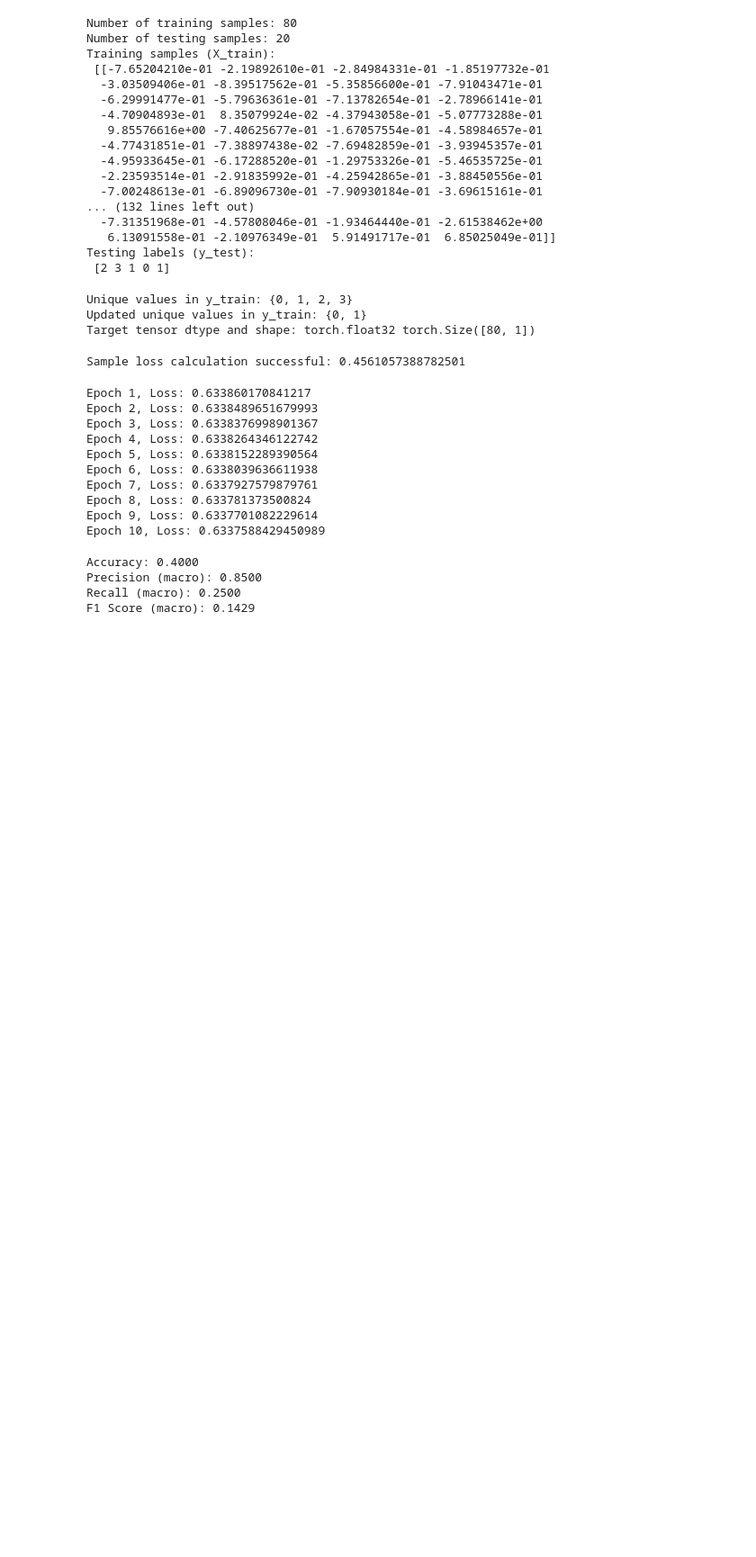
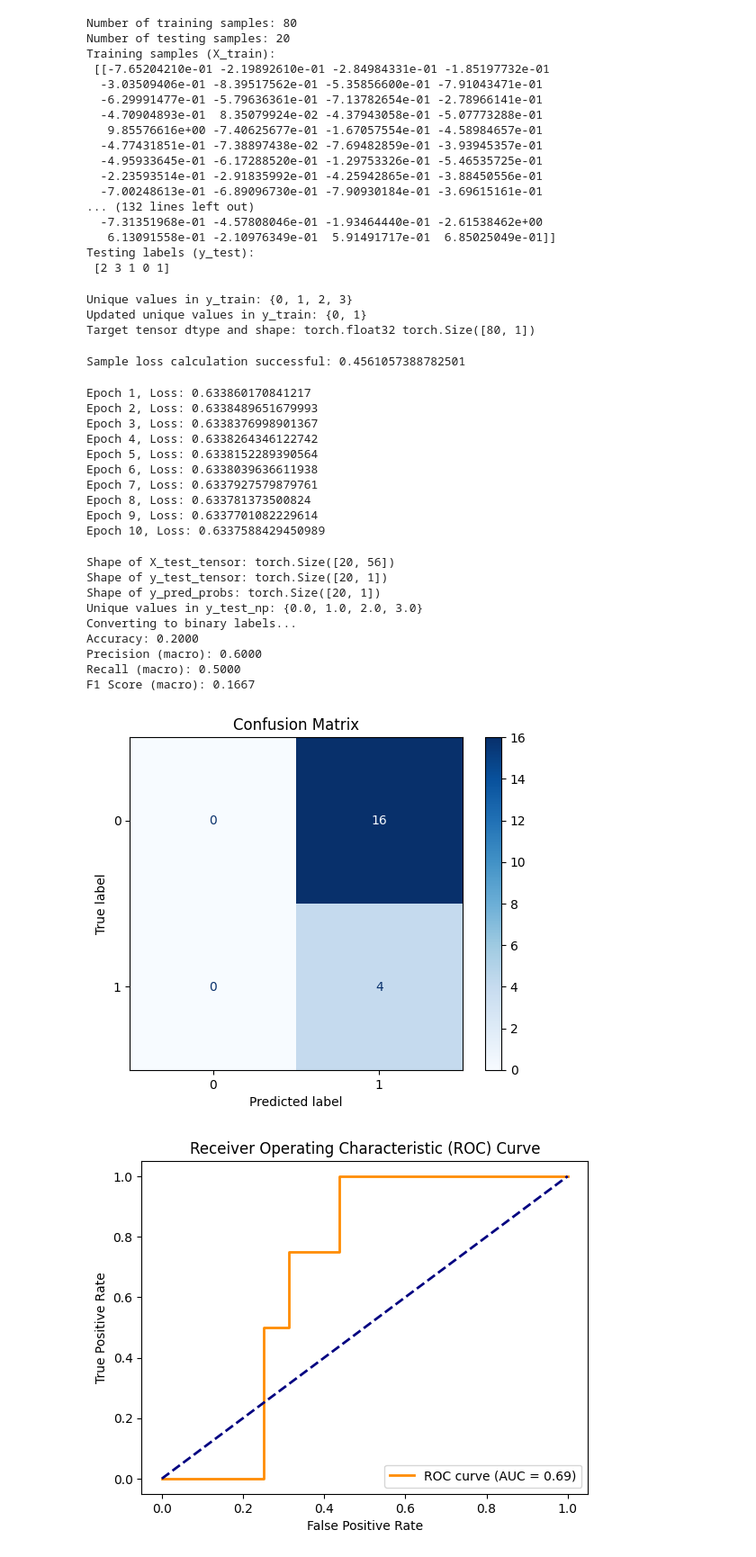
Before and after one commit to Nirusan03/QuanNetDetct, a Jupyter notebook: QNN.ipynb, the cells around one changed output. Shown at 90% size. Cells and saved outputs as stored; diff of their text form; code cells hidden in the pictures; blank space fills up the shorter version.

Commit message:
[6] ROC curve and evaluation plots addded to QNN model

```diff
--- a/QNN.ipynb
+++ b/QNN.ipynb
@@ -182,33 +182,100 @@ Epoch 8, Loss: 0.633781373500824
 Epoch 9, Loss: 0.6337701082229614
 Epoch 10, Loss: 0.6337588429450989
 # %%
+import torch
+from torch import nn
+import matplotlib.pyplot as plt
+from sklearn.metrics import (
+    accuracy_score,
+    precision_score,
+    recall_score,
+    f1_score,
+    roc_curve,
+    auc,
+    confusion_matrix,
+    ConfusionMatrixDisplay
+)
+from sklearn.preprocessing import label_binarize
+
+# Evaluate the model
 model.eval()
 with torch.no_grad():
     # Convert test data to PyTorch tensors
     X_test_tensor = torch.tensor(X_test, dtype=torch.float32)
     y_test_tensor = torch.tensor(y_test, dtype=torch.float32).view(-1, 1)
 
     # Get the model's predictions
     y_pred_probs = model(X_test_tensor)
     y_pred = (y_pred_probs >= 0.5).float()  # Convert probabilities to binary labels
 
     # Convert tensors to numpy arrays for compatibility
     y_pred_np = y_pred.cpu().numpy()
     y_test_np = y_test_tensor.cpu().numpy()
 
+    # Debugging shape mismatch
+    print(f"Shape of X_test_tensor: {X_test_tensor.shape}")
+    print(f"Shape of y_test_tensor: {y_test_tensor.shape}")
+    print(f"Shape of y_pred_probs: {y_pred_probs.shape}")
+    print(f"Unique values in y_test_np: {set(y_test_np.flatten())}")
+
+    # Convert y_test_np to binary if necessary
+    if len(set(y_test_np.flatten())) > 2:
+        print("Converting to binary labels...")
+        y_test_np = label_binarize(y_test_np, classes=[0, 1]).ravel()
+
+    # Ensure consistent lengths
+    min_length = min(len(y_test_np), len(y_pred_np))
+    y_test_np = y_test_np[:min_length]
+    y_pred_np = y_pred_np[:min_length]
+    y_pred_probs = y_pred_probs[:min_length]
+
     # Calculate evaluation metrics for binary classification
     accuracy = accuracy_score(y_test_np, y_pred_np)
     precision = precision_score(y_test_np, y_pred_np, average='macro', zero_division=1)
     recall = recall_score(y_test_np, y_pred_np, average='macro', zero_division=1)
     f1 = f1_score(y_test_np, y_pred_np, average='macro', zero_division=1)
 
     # Print evaluation results
     print(f"Accuracy: {accuracy:.4f}")
     print(f"Precision (macro): {precision:.4f}")
     print(f"Recall (macro): {recall:.4f}")
     print(f"F1 Score (macro): {f1:.4f}")
+
+    # Generate and display confusion matrix
+    cm = confusion_matrix(y_test_np, y_pred_np)
+    disp = ConfusionMatrixDisplay(confusion_matrix=cm)
+    disp.plot(cmap=plt.cm.Blues)
+    plt.title("Confusion Matrix")
+    plt.show()
+
+    # Generate and plot ROC curve
+    fpr, tpr, _ = roc_curve(y_test_np, y_pred_probs.cpu().numpy().flatten())
+    roc_auc = auc(fpr, tpr)
+
+    plt.figure()
+    plt.plot(fpr, tpr, color="darkorange", lw=2, label=f"ROC curve (AUC = {roc_auc:.2f})")
+    plt.plot([0, 1], [0, 1], color="navy", lw=2, linestyle="--")
+    plt.xlabel("False Positive Rate")
+    plt.ylabel("True Positive Rate")
+    plt.title("Receiver Operating Characteristic (ROC) Curve")
+    plt.legend(loc="lower right")
+    plt.show()
+
+    # Plot histogram of prediction probabilities
+    plt.hist(y_pred_probs.cpu().numpy(), bins=20, alpha=0.75, color="gray")
+    plt.xlabel("Prediction Probabilities")
+    plt.ylabel("Frequency")
+    plt.title("Histogram of Prediction Probabilities")
+    plt.show()
 # %% [output]
-Accuracy: 0.4000
-Precision (macro): 0.8500
-Recall (macro): 0.2500
-F1 Score (macro): 0.1429
+Shape of X_test_tensor: torch.Size([20, 56])
+Shape of y_test_tensor: torch.Size([20, 1])
+Shape of y_pred_probs: torch.Size([20, 1])
+Unique values in y_test_np: {0.0, 1.0, 2.0, 3.0}
+Converting to binary labels...
+Accuracy: 0.2000
+Precision (macro): 0.6000
+Recall (macro): 0.5000
+F1 Score (macro): 0.1667
+[figure, added]
+[figure, added]
```
Also changed, not shown: parts of 1 cell of this notebook, 1 other file.
